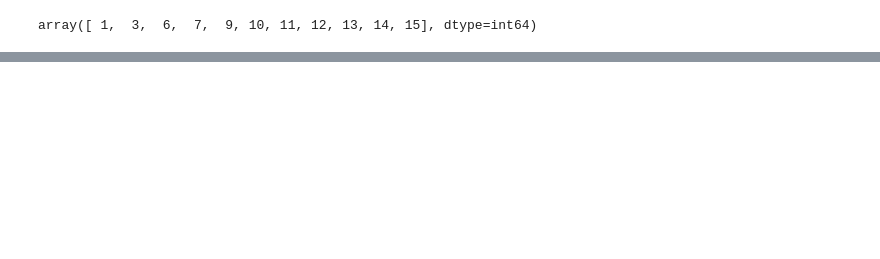
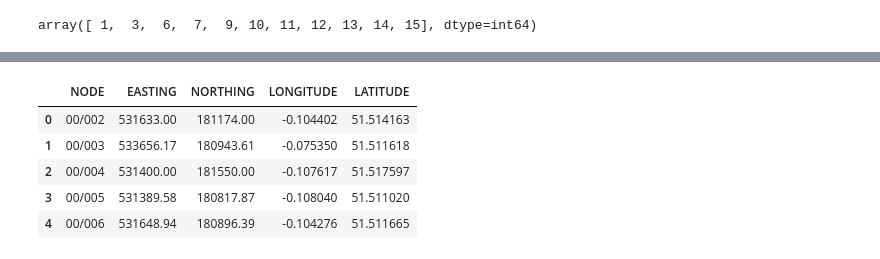
Before and after one commit to dssg/air_pollution_estimation, a Jupyter notebook: notebooks/20190611_CW_explore_TIMS.ipynb, the cells around one changed output, grey strips where cells are left out. Saved outputs shown, nothing was run; the diff lists cells and outputs as text; code cells hidden in the pictures; blank space fills up the shorter version.

```diff
--- a/notebooks/20190611_CW_explore_TIMS.ipynb
+++ b/notebooks/20190611_CW_explore_TIMS.ipynb
@@ -223,0 +189,4 @@ for row in csv.DictReader(lines):
+# %%
+grid_coords = pd.concat([easting_stats['EASTING']['mean'].rename('EASTING'),northing_stats['NORTHING']['mean'].rename('NORTHING')], axis=1).reset_index()
+print(grid_coords.head())
+print(grid_coords.shape)
@@ -223,0 +201,45 @@ for row in csv.DictReader(lines):
+# %%
+def grid2latlong(easting, northing):
+    '''
+    Converts easting and northing (based on British National Grid Reference) to
+    Latitude and longitude
+    @param easting: np array
+    @param northing: np array
+
+    ---------------
+    Sources:
+    https://gis.stackexchange.com/questions/297794/british-national-grid-and-wgs84-conversion-doesnt-match-in-reverse-in-geopandas
+    https://gridreferencefinder.com/os.php
+
+    '''
+
+    bng=pyproj.Proj(init='epsg:27700')
+    wgs84 = pyproj.Proj(init='epsg:4326')
+    long, lat = pyproj.transform(bng, wgs84, easting, northing)
+    return long, lat
+
+
+def latlong2grid(longitude, latitude):
+    '''
+    Converts latitude and longitude to BNG northing/easting
+    @param longitude: np array
+    @param latitude: np array
+    '''
+    bng=pyproj.Proj(init='epsg:27700')
+    wgs84 = pyproj.Proj(init='epsg:4326')
+    easting, northing = pyproj.transform(wgs84, bng, longitude, latitude)
+    return easting, northing
+# %%
+# grid_coords = np.array(df_subset[['EASTING', 'NORTHING']])
+node_eastings = np.array(grid_coords['EASTING'])
+node_northings = np.array(grid_coords['NORTHING'])
+
+grid_coords['LONGITUDE'], grid_coords['LATITUDE'] = grid2latlong(node_eastings, node_northings)
+grid_coords.head()
+# %% [output]
+|  | NODE | EASTING | NORTHING | LONGITUDE | LATITUDE |
+| 0 | 00/002 | 531633.00 | 181174.00 | -0.104402 | 51.514163 |
+| 1 | 00/003 | 533656.17 | 180943.61 | -0.075350 | 51.511618 |
+| 2 | 00/004 | 531400.00 | 181550.00 | -0.107617 | 51.517597 |
+| 3 | 00/005 | 531389.58 | 180817.87 | -0.108040 | 51.511020 |
+| 4 | 00/006 | 531648.94 | 180896.39 | -0.104276 | 51.511665 |
```
Also changed, not shown: parts of 25 cells of this notebook.
